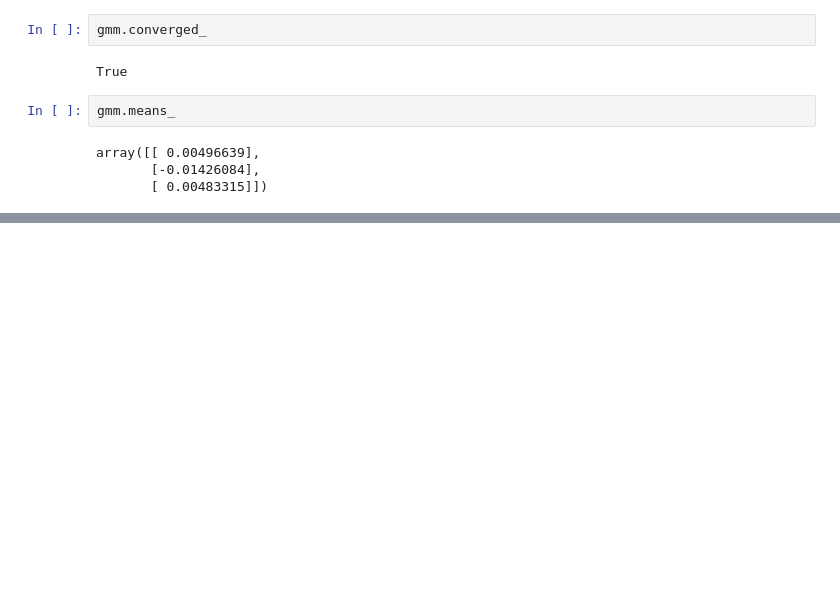
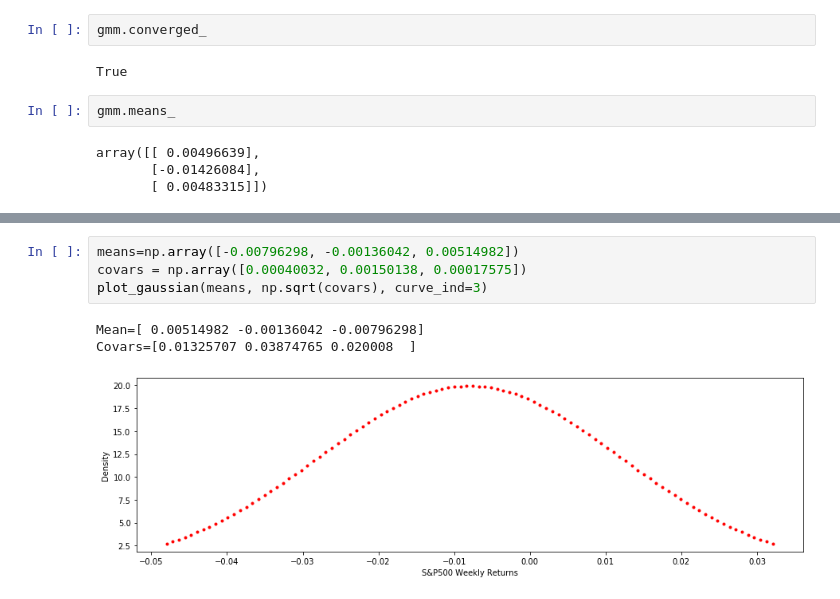
Before and after one commit to ygrepo/Time-Series, a Jupyter notebook: homeworks/hw3/hw3.ipynb, the cells around one changed output, grey strips where cells are left out. Cells and saved outputs as stored; diff of their text form; blank space fills up the shorter version.

```diff
--- a/homeworks/hw3/hw3.ipynb
+++ b/homeworks/hw3/hw3.ipynb
@@ -142,0 +150,8 @@ Stds=[0.00168781 0.00019083 0.00067301]
+# %%
+means=np.array([-0.00796298, -0.00136042, 0.00514982])
+covars = np.array([0.00040032, 0.00150138, 0.00017575])
+plot_gaussian(means, np.sqrt(covars), curve_ind=3)
+# %% [output]
+Mean=[ 0.00514982 -0.00136042 -0.00796298]
+Covars=[0.01325707 0.03874765 0.020008  ]
+[figure, added]
```
Also changed, not shown: parts of 6 cells of this notebook, 2 other files.
